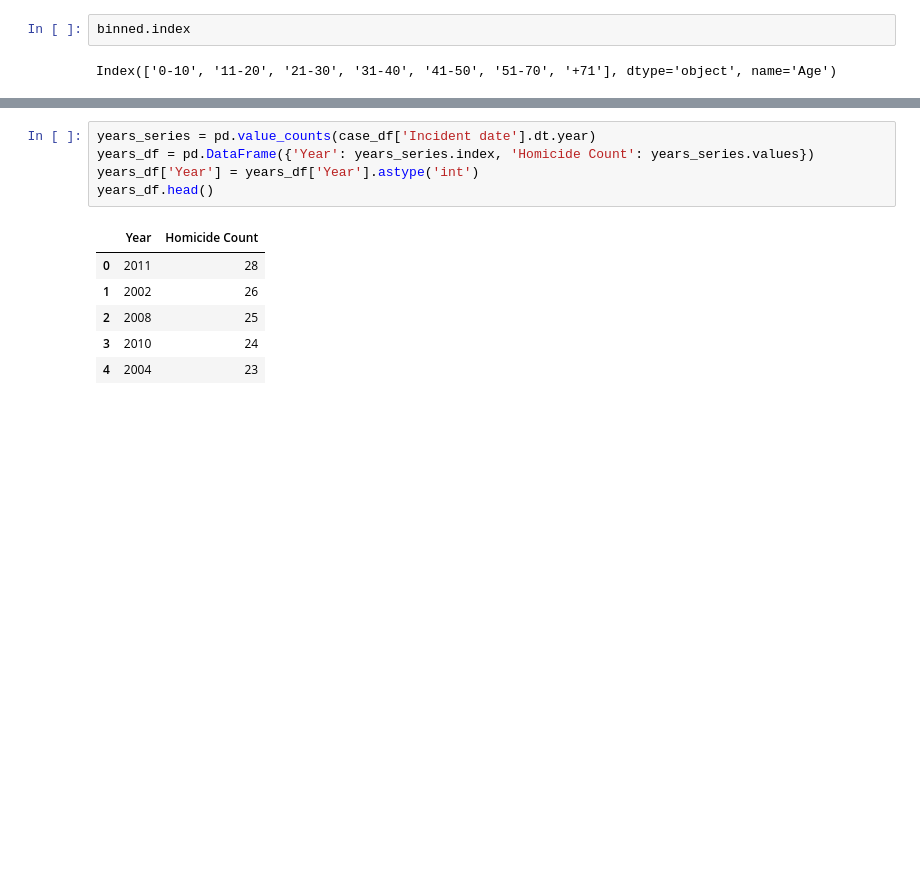
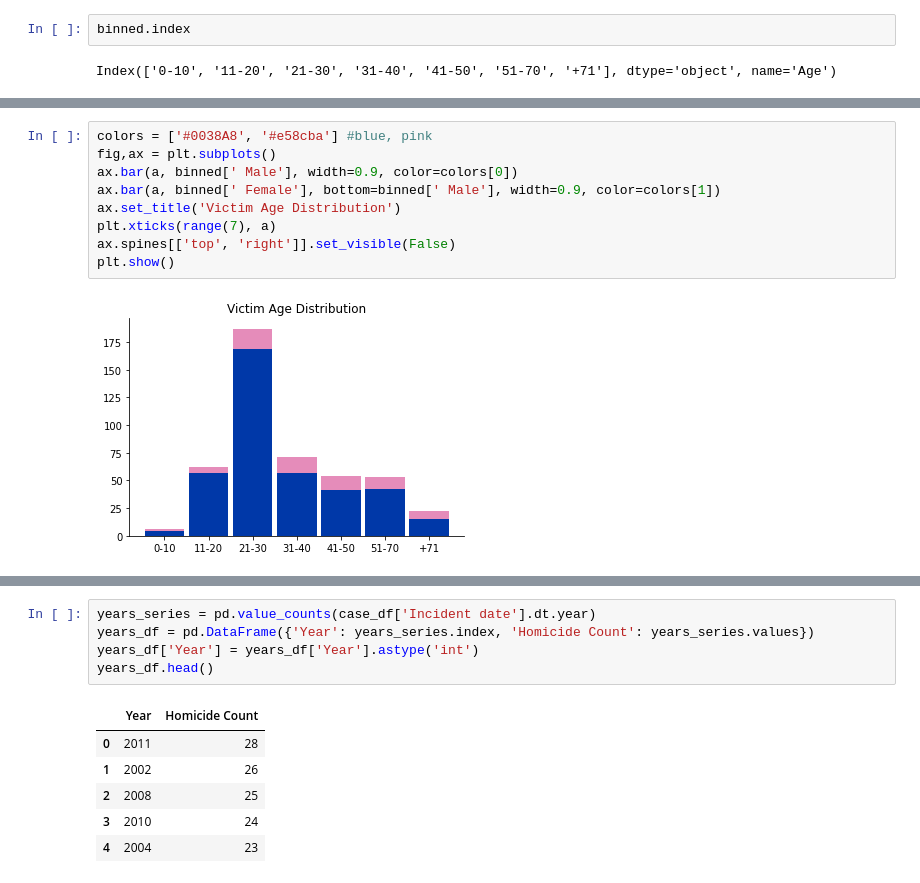
Before and after one commit to IsabelsRepo/IsabelsRepo, a Jupyter notebook: Data-Science/Unsolved Homicide Analysis/Unsolved_Homicides.ipynb, the cells around one changed output, grey strips where cells are left out. Drawn from its saved outputs; the diff is of its cells as text; blank space fills up the shorter version.

```diff
--- a/Data-Science/Unsolved Homicide Analysis/Unsolved_Homicides.ipynb
+++ b/Data-Science/Unsolved Homicide Analysis/Unsolved_Homicides.ipynb
@@ -336,5 +331,16 @@ show(age_bar)
 # %% [output]
 [interactive output not drawn]
 [interactive output not drawn]
+# %%
+colors = ['#0038A8', '#e58cba'] #blue, pink
+fig,ax = plt.subplots()
+ax.bar(a, binned[' Male'], width=0.9, color=colors[0])
+ax.bar(a, binned[' Female'], bottom=binned[' Male'], width=0.9, color=colors[1])
+ax.set_title('Victim Age Distribution')
+plt.xticks(range(7), a)
+ax.spines[['top', 'right']].set_visible(False)
+plt.show()
+# %% [output]
+[figure, added]
 # %%
 binned[' Male'].sum() / (binned[' Male'].sum() + binned[' Female'].sum())
```
Also changed, not shown: parts of 24 cells of this notebook.
